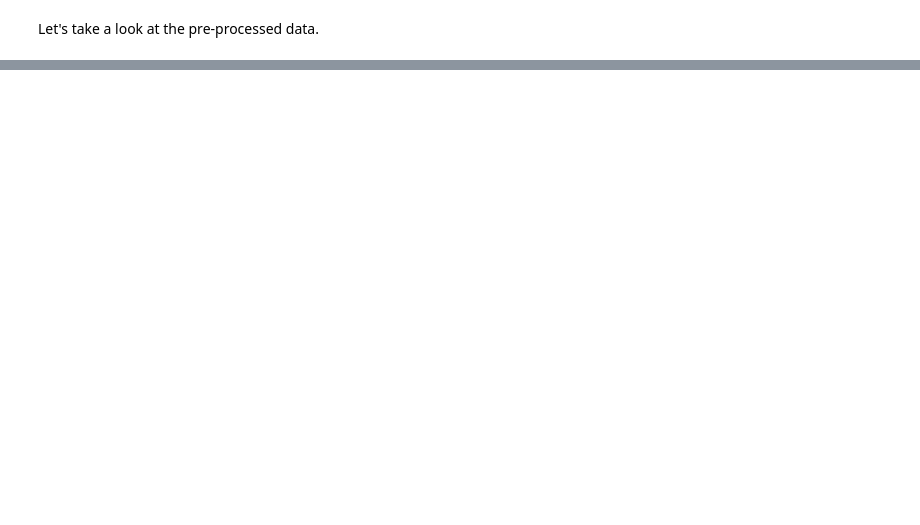
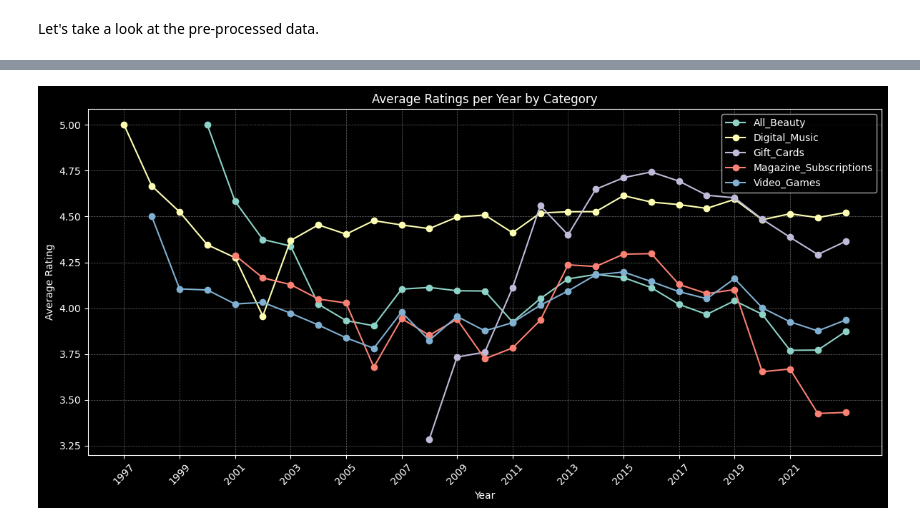
Before and after one commit to AntonisZks/Data-Mining, a Jupyter notebook: Notebooks/data_mining_assignment.ipynb, the cells around one changed output, grey strips where cells are left out. Drawn from its saved outputs; the diff is of its cells as text; code cells hidden in the pictures; blank space fills up the shorter version.

```diff
--- a/Notebooks/data_mining_assignment.ipynb
+++ b/Notebooks/data_mining_assignment.ipynb
@@ -506,0 +724,7 @@ First we will visualise the **distribution of products rating** within each of t
+# %%
+import datetime
+
+for category in categories:
+    dataframes['review'][category]['timestamp_formatted'] = dataframes['review'][category]['timestamp'].apply(lambda x: datetime.datetime.fromtimestamp(x/1000))
+
+dataframes['review']['Gift_Cards'].tail()
@@ -506,0 +738,35 @@ First we will visualise the **distribution of products rating** within each of t
+# %%
+# Get the average rating per year for each category
+def get_average_rating_per_year(dataframes, categories):
+    average_ratings_per_year = {}
+
+    for category in categories:
+        df = dataframes['review'][category]
+        df['year'] = df['timestamp_formatted'].dt.year
+        average_ratings = df.groupby('year')['rating'].mean().reset_index()
+        average_ratings_per_year[category] = average_ratings
+
+    return average_ratings_per_year
+# %%
+average_ratings_per_year = get_average_rating_per_year(dataframes, categories)
+# %%
+# Plot the average ratings per year for each category
+plt.figure(figsize=(12, 6))
+for category, average_ratings in average_ratings_per_year.items():
+    plt.plot(average_ratings['year'], average_ratings['rating'], marker='o', label=category)
+
+min_year = min(min(average_ratings['year']) for average_ratings in average_ratings_per_year.values())
+max_year = max(max(average_ratings['year']) for average_ratings in average_ratings_per_year.values())
+
+plt.xlabel("Year")
+plt.ylabel("Average Rating")
+plt.title("Average Ratings per Year by Category")
+plt.xticks(rotation=45)
+plt.xticks(range(min_year, max_year, 2))  # Adjust the range based on the dataset
+plt.grid(color='dimgray', linestyle='--', linewidth=0.5)
+
+plt.legend()
+plt.tight_layout()
+plt.show()
+# %% [output]
+[figure, added]
```
Also changed, not shown: parts of 36 cells of this notebook.
